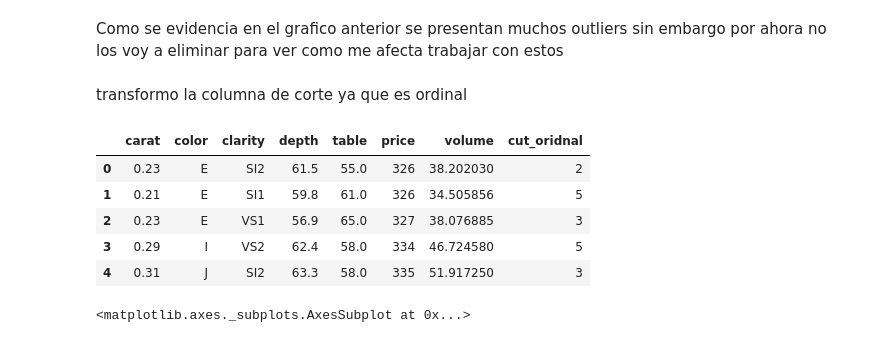
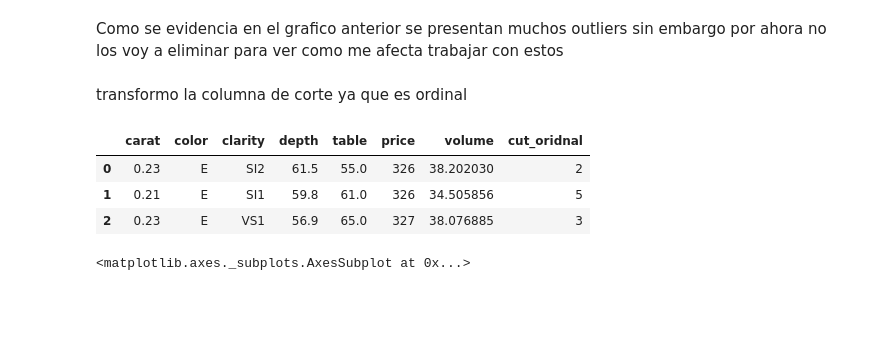
Before and after one commit to Betancur1991/ProyectoPreciosJoyas, a Jupyter notebook: DiamondsPrices.ipynb, the cells around one changed output. Saved outputs shown, nothing was run; the diff lists cells and outputs as text; code cells hidden in the pictures; blank space fills up the shorter version.

```diff
--- a/DiamondsPrices.ipynb
+++ b/DiamondsPrices.ipynb
@@ -265,14 +259,12 @@ df['cut_oridnal'] = df.cut.map(cut_map)
 # %%
 df=df.drop(columns='cut')
 # %%
-df.head()
+df.head(3)
 # %% [output]
 |  | carat | color | clarity | depth | table | price | volume | cut_oridnal |
 | 0 | 0.23 | E | SI2 | 61.5 | 55.0 | 326 | 38.202030 | 2 |
 | 1 | 0.21 | E | SI1 | 59.8 | 61.0 | 326 | 34.505856 | 5 |
 | 2 | 0.23 | E | VS1 | 56.9 | 65.0 | 327 | 38.076885 | 3 |
-| 3 | 0.29 | I | VS2 | 62.4 | 58.0 | 334 | 46.724580 | 5 |
-| 4 | 0.31 | J | SI2 | 63.3 | 58.0 | 335 | 51.917250 | 3 |
 # %%
 sns.heatmap(df.corr(), annot = True, cmap = 'cool')
 # %% [output]
```
Also changed, not shown: parts of 4 cells of this notebook.
